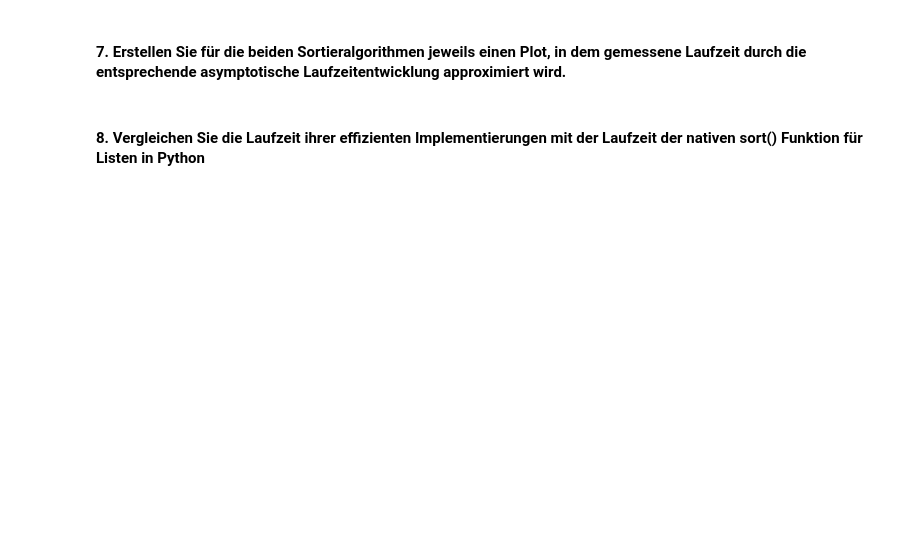
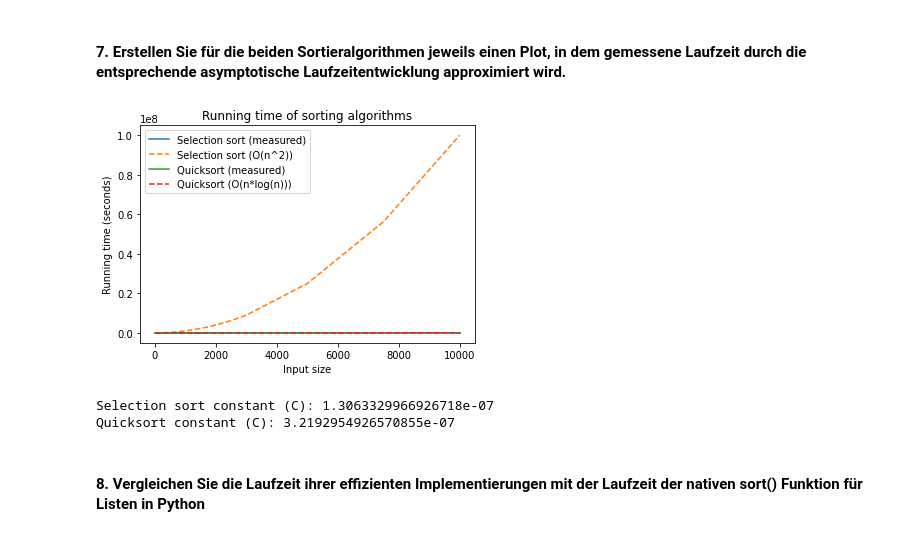
Before and after one commit to JuliaSchneider01/Algo, a Jupyter notebook: sorting_ipynb_txt.ipynb, the cells around one changed output. Saved outputs shown, nothing was run; the diff lists cells and outputs as text; code cells hidden in the pictures; blank space fills up the shorter version.

```diff
--- a/sorting_ipynb_txt.ipynb
+++ b/sorting_ipynb_txt.ipynb
@@ -71,3 +146,50 @@ for size in arrar_sizes:
+# %%
+# Hier kommen die Plots!
+# Generate points for the O(n^2) curve
+n_values = np.array(arrar_sizes)
+o_n2_values = n_values**2
+
+# Generate points for the O(n*log(n)) curve
+o_nlog_values = n_values*np.log(n_values)
+
+# Plot the measured running times and the asymptotic running time curves
+plt.plot(arrar_sizes, s_times, label="Selection sort (measured)")
+plt.plot(arrar_sizes, o_n2_values, "--", label="Selection sort (O(n^2))")
+plt.plot(arrar_sizes, q_times, label="Quicksort (measured)")
+plt.plot(arrar_sizes, o_nlog_values, "--", label="Quicksort (O(n*log(n)))")
+
+# Add axis labels and a title
+plt.xlabel("Input size")
+plt.ylabel("Running time (seconds)")
+plt.title("Running time of sorting algorithms")
+
+# Add a legend
+plt.legend()
+
+# Show the plot
+plt.show()
+
+
+
+from scipy.optimize import curve_fit
+
+def o_n2(n, C):
+    return C*n**2
+
+def o_nlog(n, C):
+    return C*n*np.log(n)
+
+# Fit an O(n^2) curve to the selection sort running times
+params, params_covariance = curve_fit(o_n2, arrar_sizes, s_times)
+print("Selection sort constant (C):", params[0])
+
+# Fit an O(n*log(n)) curve to the quicksort running times
+params, params_covariance = curve_fit(o_nlog, arrar_sizes, q_times)
+print("Quicksort constant (C):", params[0])
+# %% [output]
+[figure, added]
+Selection sort constant (C): 1.3063329966926718e-07
+Quicksort constant (C): 3.2192954926570855e-07
 # %% [markdown]
 #### 8. Vergleichen Sie die Laufzeit ihrer effizienten Implementierungen mit der Laufzeit der nativen sort() Funktion für Listen in Python
 # %%
```
Also changed, not shown: parts of 13 cells of this notebook.
